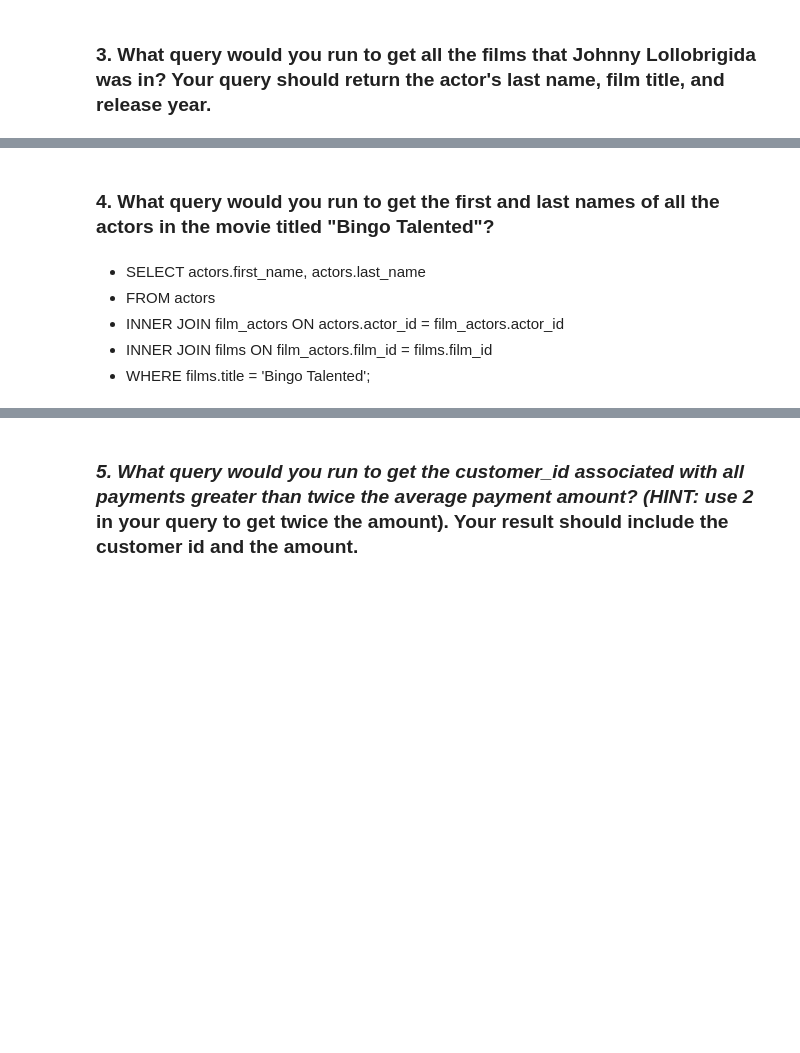
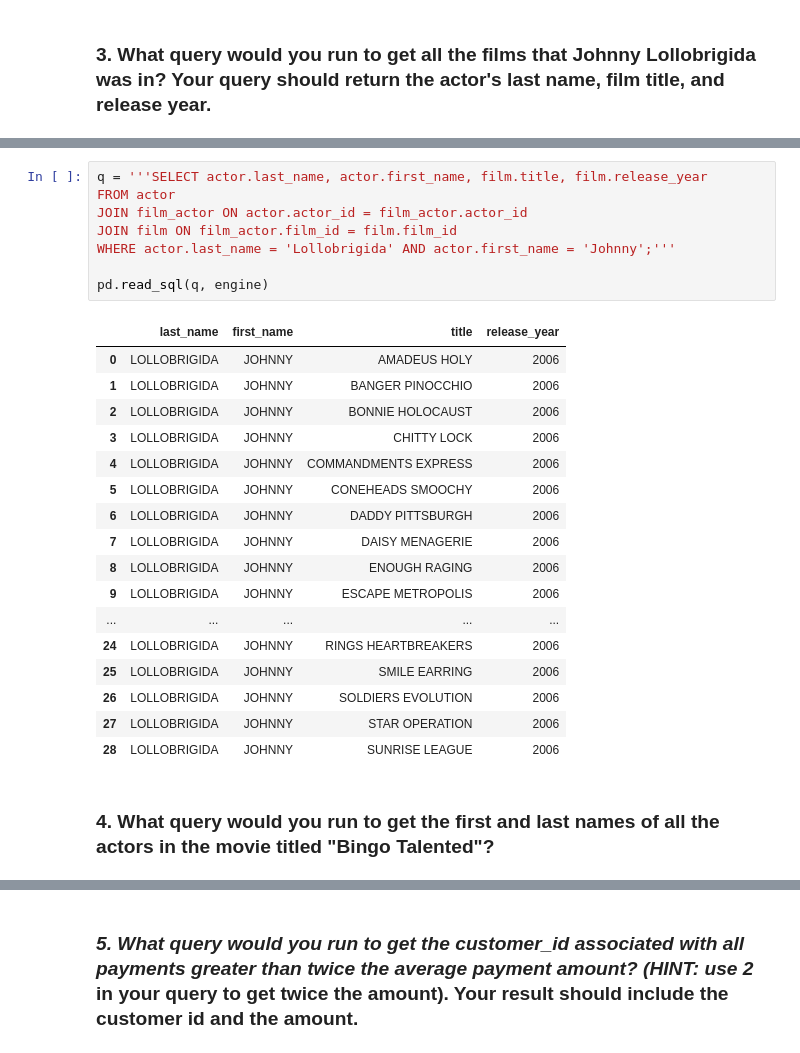
Before and after one commit to Codeguy225/Queries--Sakila, a Jupyter notebook: Queries Sakila Core.ipynb, the cells around one changed output, grey strips where cells are left out. Saved outputs shown, nothing was run; the diff lists cells and outputs as text; blank space fills up the shorter version.

```diff
--- a/Queries Sakila Core.ipynb
+++ b/Queries Sakila Core.ipynb
@@ -57,8 +94,28 @@ WHERE city_id = 312;
+# %%
+q = '''SELECT actor.last_name, actor.first_name, film.title, film.release_year
+FROM actor
+JOIN film_actor ON actor.actor_id = film_actor.actor_id
+JOIN film ON film_actor.film_id = film.film_id
+WHERE actor.last_name = 'Lollobrigida' AND actor.first_name = 'Johnny';'''
+
+pd.read_sql(q, engine)
+# %% [output]
+|  | last_name | first_name | title | release_year |
+| 0 | LOLLOBRIGIDA | JOHNNY | AMADEUS HOLY | 2006 |
+| 1 | LOLLOBRIGIDA | JOHNNY | BANGER PINOCCHIO | 2006 |
+| 2 | LOLLOBRIGIDA | JOHNNY | BONNIE HOLOCAUST | 2006 |
+| 3 | LOLLOBRIGIDA | JOHNNY | CHITTY LOCK | 2006 |
+| 4 | LOLLOBRIGIDA | JOHNNY | COMMANDMENTS EXPRESS | 2006 |
+| 5 | LOLLOBRIGIDA | JOHNNY | CONEHEADS SMOOCHY | 2006 |
+| 6 | LOLLOBRIGIDA | JOHNNY | DADDY PITTSBURGH | 2006 |
+| 7 | LOLLOBRIGIDA | JOHNNY | DAISY MENAGERIE | 2006 |
+| 8 | LOLLOBRIGIDA | JOHNNY | ENOUGH RAGING | 2006 |
+| 9 | LOLLOBRIGIDA | JOHNNY | ESCAPE METROPOLIS | 2006 |
+| ... | ... | ... | ... | ... |
+| 24 | LOLLOBRIGIDA | JOHNNY | RINGS HEARTBREAKERS | 2006 |
+| 25 | LOLLOBRIGIDA | JOHNNY | SMILE EARRING | 2006 |
+| 26 | LOLLOBRIGIDA | JOHNNY | SOLDIERS EVOLUTION | 2006 |
+| 27 | LOLLOBRIGIDA | JOHNNY | STAR OPERATION | 2006 |
+| 28 | LOLLOBRIGIDA | JOHNNY | SUNRISE LEAGUE | 2006 |
 # %% [markdown]
 ### **4. What query would you run to get the first and last names of all the actors in the movie titled "Bingo Talented"?**
-# %% [markdown]
-- SELECT actors.first_name, actors.last_name
-- FROM actors
-- INNER JOIN film_actors ON actors.actor_id = film_actors.actor_id
-- INNER JOIN films ON film_actors.film_id = films.film_id
-- WHERE films.title = 'Bingo Talented';
```
Also changed, not shown: parts of 16 cells of this notebook.
